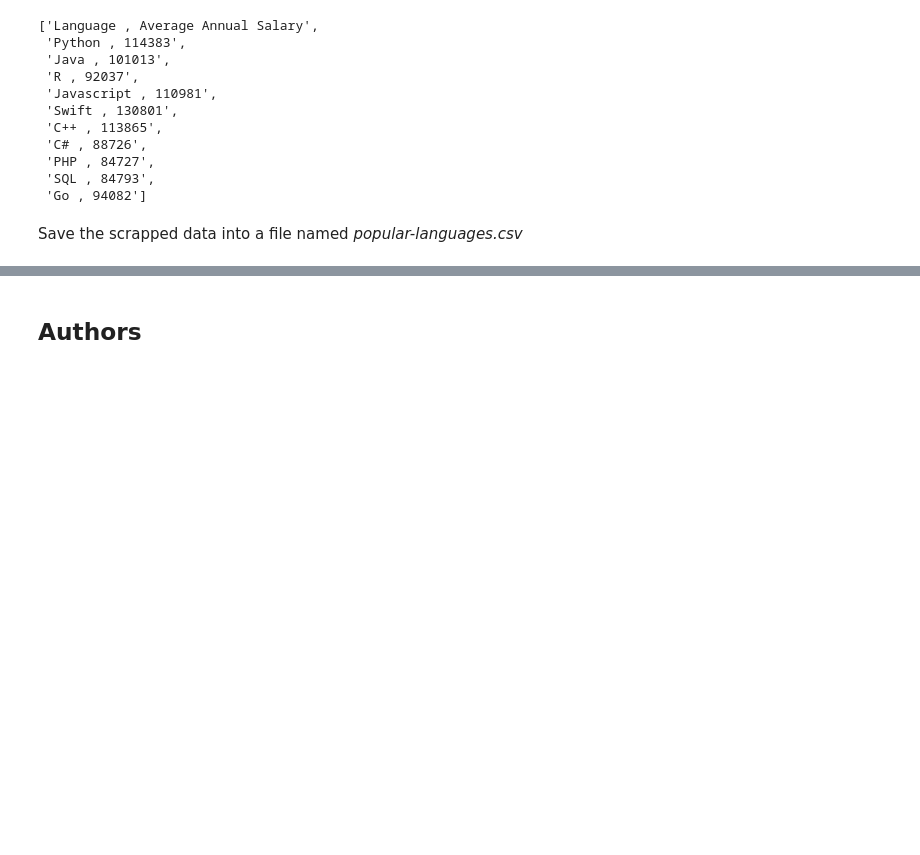
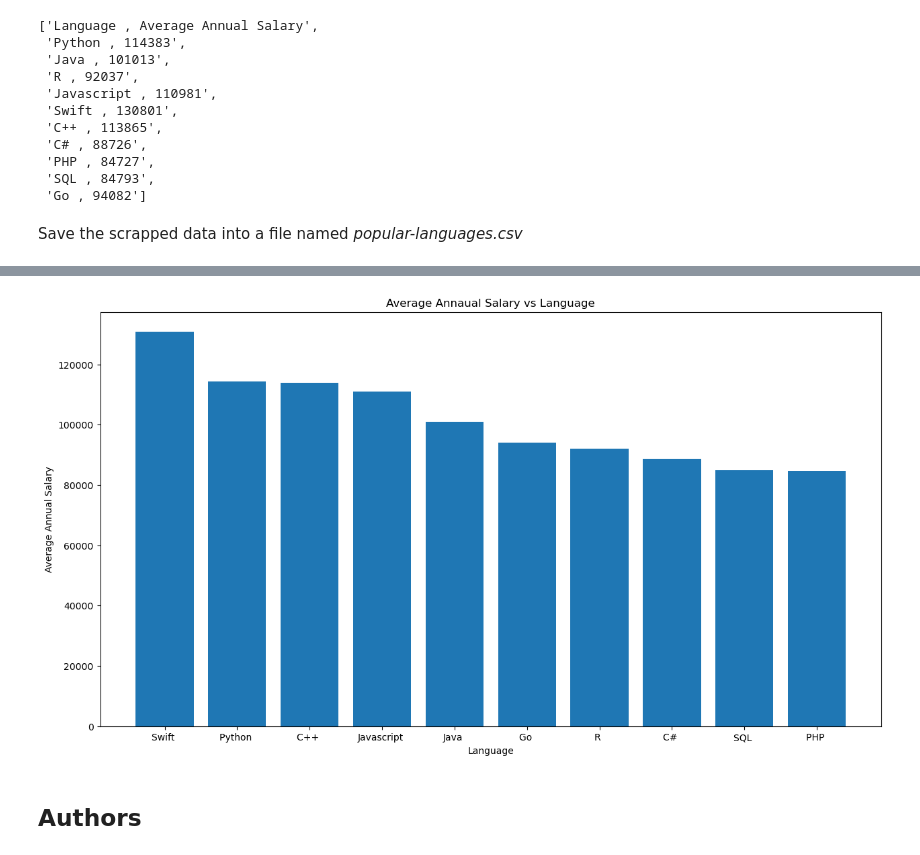
Before and after one commit to akshaykharbanda/IBM-Data-Analyst-Capstone-Project, a Jupyter notebook: Web-Scraping-Lab.ipynb, the cells around one changed output, grey strips where cells are left out. Saved outputs shown, nothing was run; the diff lists cells and outputs as text; code cells hidden in the pictures; blank space fills up the shorter version.

```diff
--- a/Web-Scraping-Lab.ipynb
+++ b/Web-Scraping-Lab.ipynb
@@ -76,0 +75,6 @@ Save the scrapped data into a file named *popular-languages.csv*
+# %%
+# your code goes here
+df = pd.DataFrame(popular_languages)
+df.to_csv('popular-languages.csv', header=True, index=False)
+df=df.iloc[1: , :]
+df.head()
@@ -76,0 +88,11 @@ Save the scrapped data into a file named *popular-languages.csv*
+# %%
+#Present that data using a bar chart here. Order the bar chart in the descending order of salary
+
+import matplotlib.pyplot as plt
+
+df[['Language', 'Average Annual Salary']] = df[0].str.split(',', expand=True)
+df['Language'] = df['Language'].astype('string')
+df['Average Annual Salary'] = df['Average Annual Salary'].astype('float')
+df = df.sort_values('Average Annual Salary', ascending = False)
+print(df.head())
+print(df.dtypes)
@@ -77,3 +110,12 @@ Save the scrapped data into a file named *popular-languages.csv*
+# %%
+plt.figure(figsize=(15,8))
+plt.bar(df['Language'], df['Average Annual Salary'])
+plt.xlabel('Language')
+plt.ylabel('Average Annual Salary')
+plt.title('Average Annaual Salary vs Language')
+plt.show()
+# %% [output]
+[figure, added]
 # %% [markdown]
 ## Authors
 # %% [markdown]
```
Also changed, not shown: parts of 3 cells of this notebook, 6 other files.
